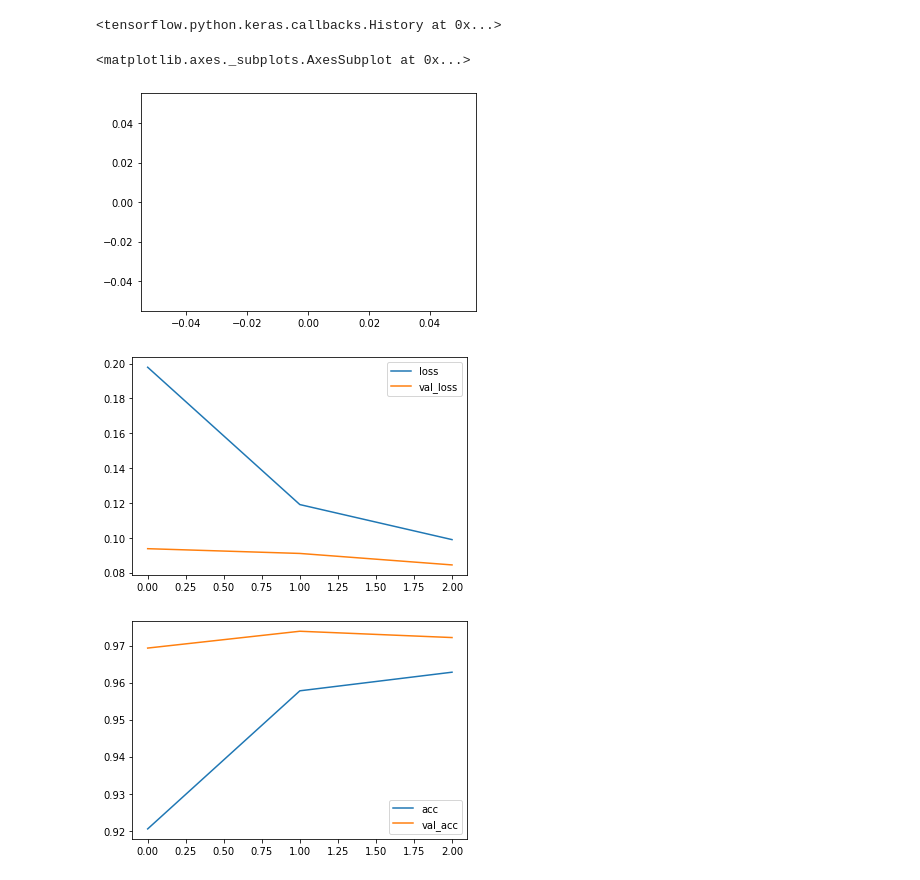
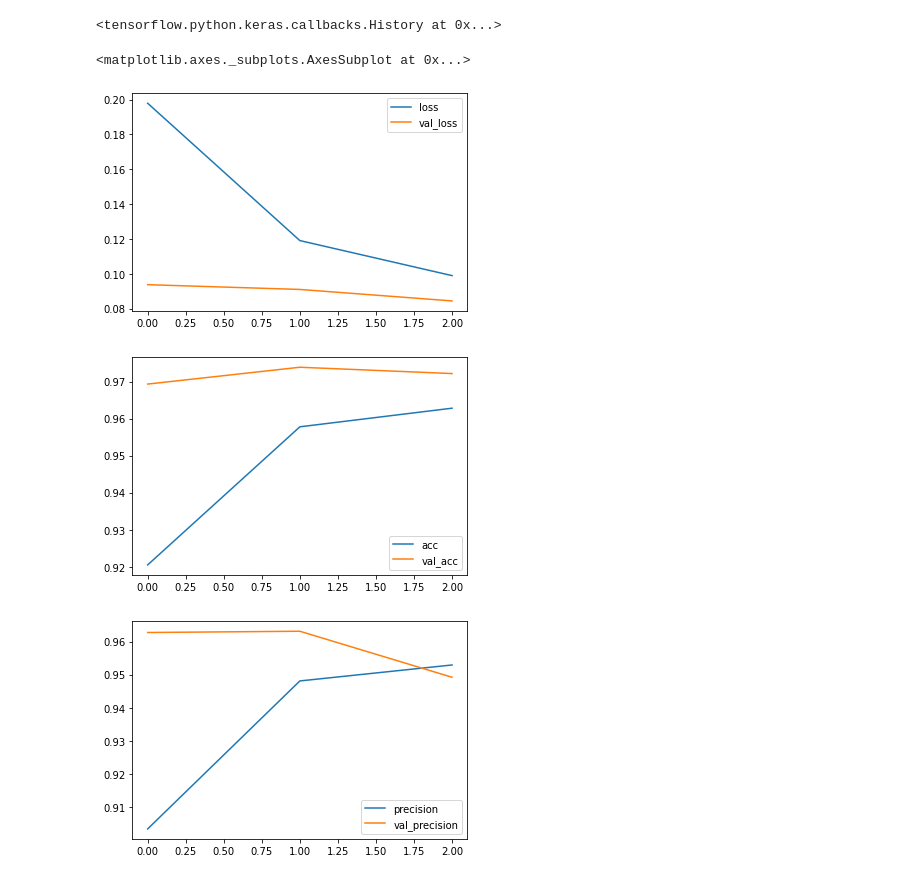
Before and after one commit to EduFdezSoy/safety-first, a Jupyter notebook: original_model.ipynb, the cells around one changed output. Drawn from its saved outputs; the diff is of its cells as text; code cells hidden in the pictures.

```diff
--- a/original_model.ipynb
+++ b/original_model.ipynb
@@ -98,7 +99,7 @@ print(df['image'][0])
 # %%
 # Hyperparameters
 BATCH_SIZE=32
-EPOCHS=3
+EPOCHS=20
 # %%
 #split data into train and valid set
 train_df, valid_df = train_test_split(df, test_size = 0.15, stratify = df['category'], random_state = 3)
@@ -191,5 +192,6 @@ learning_rate_reduction = ReduceLROnPlateau(monitor='val_acc',
                                             factor=0.5,
                                             min_lr=0.00001)
 checkpointer = ModelCheckpoint(filepath = 'mask.weights.best.hdf5', save_best_only = True, save_weights_only = True)
-callbacks = [learning_rate_reduction, checkpointer]
+early_stop = EarlyStopping(monitor='loss', patience=3)
+callbacks = [learning_rate_reduction, checkpointer, early_stop]
 # %%
@@ -208,12 +215,12 @@ Epoch 3/3
 311/311 [==============================] - 12s 39ms/step - loss: 0.0989 - acc: 0.9628 - precision: 0.9529 - val_loss: 0.0844 - val_acc: 0.9722 - val_precision: 0.9492
 <tensorflow.python.keras.callbacks.History at 0x...>
 # %%
-plt.plot()
 loss = pd.DataFrame(model.history.history)
 loss[['loss', 'val_loss']].plot()
 loss[['acc', 'val_acc']].plot()
+loss[['precision', 'val_precision']].plot()
 # %% [output]
 <matplotlib.axes._subplots.AxesSubplot at 0x...>
-[figure, old version]
+[figure, new version]
-[figure, old version]
+[figure, new version]
-[figure, old version]
+[figure, new version]
```
Also changed, not shown: parts of 4 cells of this notebook.
